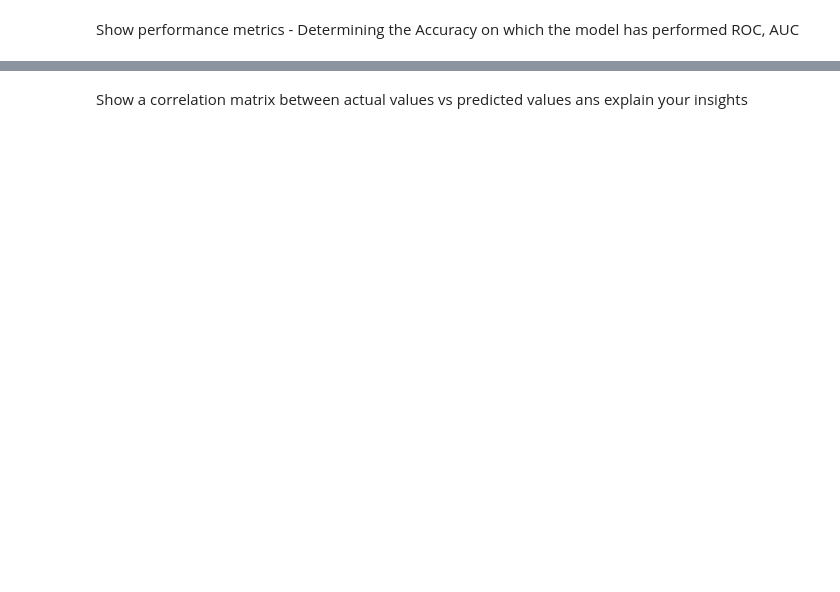
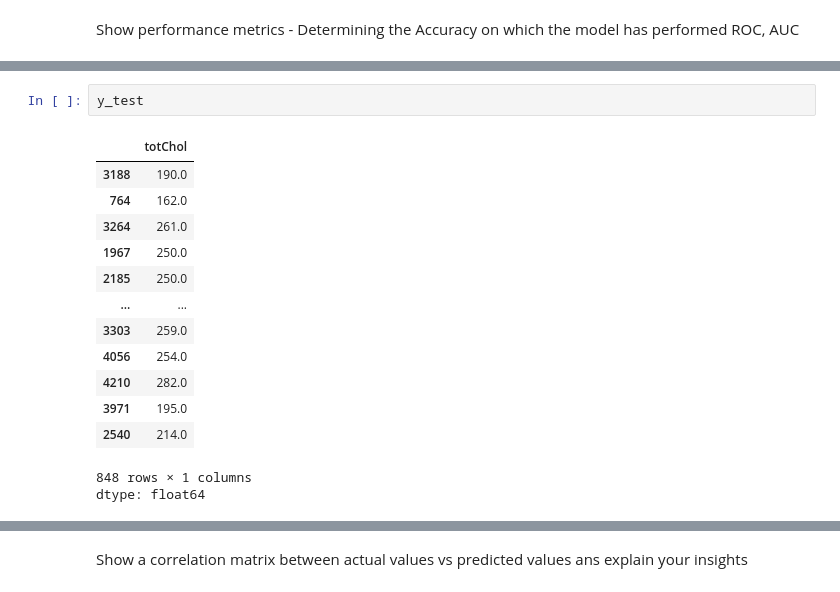
Before and after one commit to Tdiddydoit/Python-collab, a Jupyter notebook: Week10_Assignment_10_1.ipynb, the cells around one changed output, grey strips where cells are left out. Saved outputs shown, nothing was run; the diff lists cells and outputs as text; blank space fills up the shorter version.

```diff
--- a/Week10_Assignment_10_1.ipynb
+++ b/Week10_Assignment_10_1.ipynb
@@ -84,0 +117,17 @@ Show performance metrics - Determining the Accuracy on which the model has perfo
+# %%
+y_test
+# %% [output]
+|  | totChol |
+| 3188 | 190.0 |
+| 764 | 162.0 |
+| 3264 | 261.0 |
+| 1967 | 250.0 |
+| 2185 | 250.0 |
+| ... | ... |
+| 3303 | 259.0 |
+| 4056 | 254.0 |
+| 4210 | 282.0 |
+| 3971 | 195.0 |
+| 2540 | 214.0 |
+848 rows × 1 columns
+dtype: float64
```
Also changed, not shown: parts of 10 cells of this notebook.
